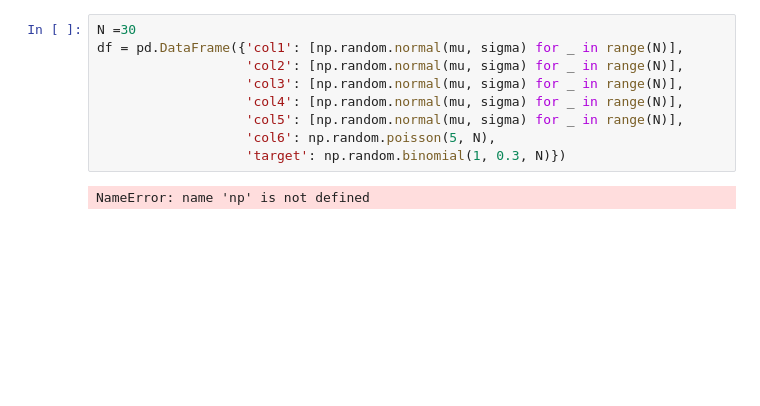
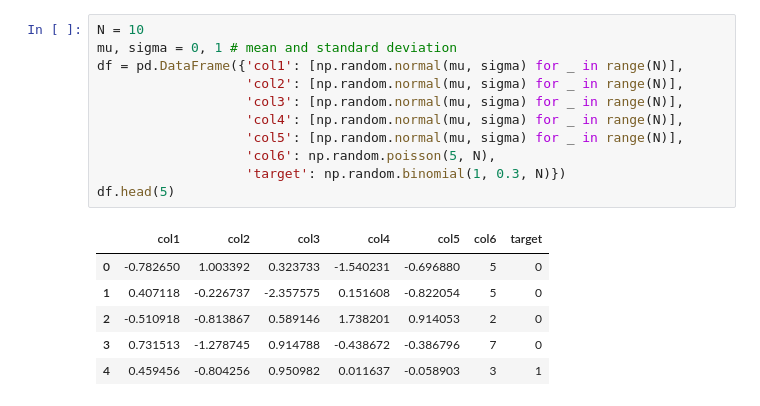
Before and after one commit to mconwa02/gcp_prep, a Jupyter notebook: notebooks/03_supervised_methods.ipynb, the cells around one changed output. Drawn from its saved outputs; the diff is of its cells as text; blank space fills up the shorter version.

```diff
--- a/notebooks/03_supervised_methods.ipynb
+++ b/notebooks/03_supervised_methods.ipynb
@@ -13,11 +21,18 @@ df =pd.read_csv(DATA_PATH)
 # %%
-N =30
+N = 10
+mu, sigma = 0, 1 # mean and standard deviation
 df = pd.DataFrame({'col1': [np.random.normal(mu, sigma) for _ in range(N)],
                    'col2': [np.random.normal(mu, sigma) for _ in range(N)],
                    'col3': [np.random.normal(mu, sigma) for _ in range(N)],
                    'col4': [np.random.normal(mu, sigma) for _ in range(N)],
                    'col5': [np.random.normal(mu, sigma) for _ in range(N)],
                    'col6': np.random.poisson(5, N),
                    'target': np.random.binomial(1, 0.3, N)})
+df.head(5)
 # %% [output]
-NameError: name 'np' is not defined
+|  | col1 | col2 | col3 | col4 | col5 | col6 | target |
+| 0 | -0.782650 | 1.003392 | 0.323733 | -1.540231 | -0.696880 | 5 | 0 |
+| 1 | 0.407118 | -0.226737 | -2.357575 | 0.151608 | -0.822054 | 5 | 0 |
+| 2 | -0.510918 | -0.813867 | 0.589146 | 1.738201 | 0.914053 | 2 | 0 |
+| 3 | 0.731513 | -1.278745 | 0.914788 | -0.438672 | -0.386796 | 7 | 0 |
+| 4 | 0.459456 | -0.804256 | 0.950982 | 0.011637 | -0.058903 | 3 | 1 |
```
Also changed, not shown: parts of 17 cells of this notebook.
